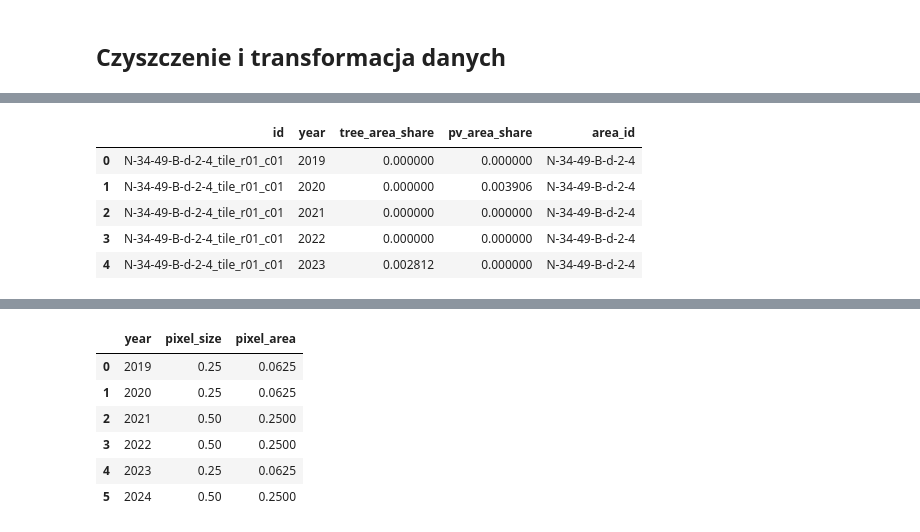
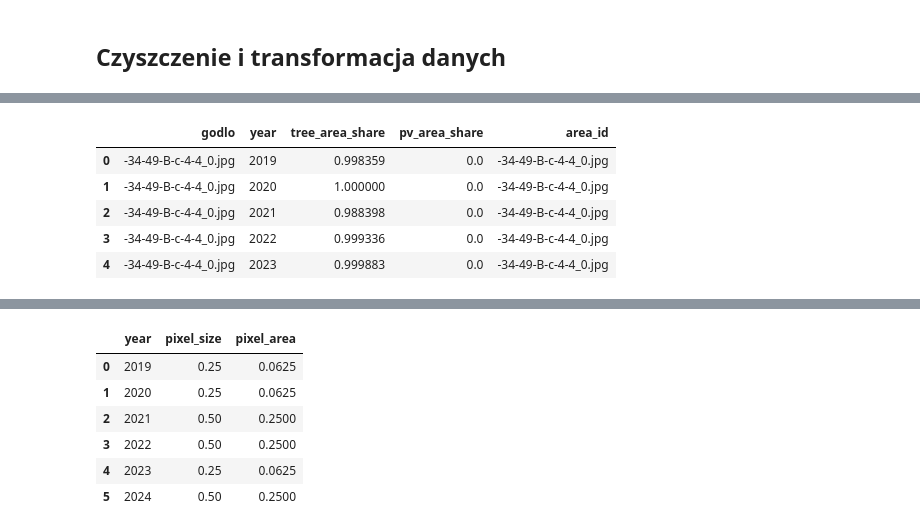
Before and after one commit to Sustainable3/modelling, a Jupyter notebook: correlation.ipynb, the cells around one changed output, grey strips where cells are left out. Drawn from its saved outputs; the diff is of its cells as text; code cells hidden in the pictures.

```diff
--- a/correlation.ipynb
+++ b/correlation.ipynb
@@ -69,7 +77,7 @@ pv_df = pv_df[(pv_df['pv_area_share'] >= 0) & (pv_df['pv_area_share'] <= 1)]
 df_merged = pd.merge(
     tree_df,
     pv_df,
-    on=['id', 'year'],
+    on=['godlo', 'year'],
     how='outer'
 )
 # %%
@@ -83,8 +91,8 @@ dtype: int64
 # %%
 df_merged['pv_area_share'] = df_merged['pv_area_share'].fillna(0)
 # %%
-df_merged['id'] = df_merged['id'].str.extract(r'(N-\d+-\d+-[A-Z]-[a-z]-\d-\d_tile_r+\d+_c+\d+)')
+# df_merged['id'] = df_merged['id'].str.extract(r'(N-\d+-\d+-[A-Z]-[a-z]-\d-\d_tile_r+\d+_c+\d+)')
 # %%
-df_merged = df_merged.sort_values(['id', 'year'])
+df_merged = df_merged.sort_values(['godlo', 'year'])
 df_merged.head()
 # %% [output]
@@ -116,7 +124,7 @@ Name: count, dtype: int64
 # %%
 df_agg = (
     df_merged
-    .groupby(['id', 'year'], as_index=False)
+    .groupby(['godlo', 'year'], as_index=False)
     .agg(
         tree_area_share=('tree_area_share', 'mean'),
         pv_area_share=('pv_area_share', 'mean')
@@ -171,13 +179,14 @@ memory usage: 89.1+ MB
 # %%
-df_full['area_id'] = df_full['id'].str.extract(r'(N-\d+-\d+-[A-Z]-[a-z]-\d-\d)')
+# df_full['area_id'] = df_full['id'].str.extract(r'(N-\d+-\d+-[A-Z]-[a-z]-\d-\d)')
+df_full['area_id'] = df_full['godlo']
 df_full.head()
 # %% [output]
-|  | id | year | tree_area_share | pv_area_share | area_id |
-| 0 | N-34-49-B-d-2-4_tile_r01_c01 | 2019 | 0.000000 | 0.000000 | N-34-49-B-d-2-4 |
-| 1 | N-34-49-B-d-2-4_tile_r01_c01 | 2020 | 0.000000 | 0.003906 | N-34-49-B-d-2-4 |
-| 2 | N-34-49-B-d-2-4_tile_r01_c01 | 2021 | 0.000000 | 0.000000 | N-34-49-B-d-2-4 |
-| 3 | N-34-49-B-d-2-4_tile_r01_c01 | 2022 | 0.000000 | 0.000000 | N-34-49-B-d-2-4 |
-| 4 | N-34-49-B-d-2-4_tile_r01_c01 | 2023 | 0.002812 | 0.000000 | N-34-49-B-d-2-4 |
+|  | godlo | year | tree_area_share | pv_area_share | area_id |
+| 0 | -34-49-B-c-4-4_0.jpg | 2019 | 0.998359 | 0.0 | -34-49-B-c-4-4_0.jpg |
+| 1 | -34-49-B-c-4-4_0.jpg | 2020 | 1.000000 | 0.0 | -34-49-B-c-4-4_0.jpg |
+| 2 | -34-49-B-c-4-4_0.jpg | 2021 | 0.988398 | 0.0 | -34-49-B-c-4-4_0.jpg |
+| 3 | -34-49-B-c-4-4_0.jpg | 2022 | 0.999336 | 0.0 | -34-49-B-c-4-4_0.jpg |
+| 4 | -34-49-B-c-4-4_0.jpg | 2023 | 0.999883 | 0.0 | -34-49-B-c-4-4_0.jpg |
 # %%
 df_full[['tree_area_share', 'pv_area_share']].describe()
 # %% [output]
```
Also changed, not shown: parts of 40 cells of this notebook.
